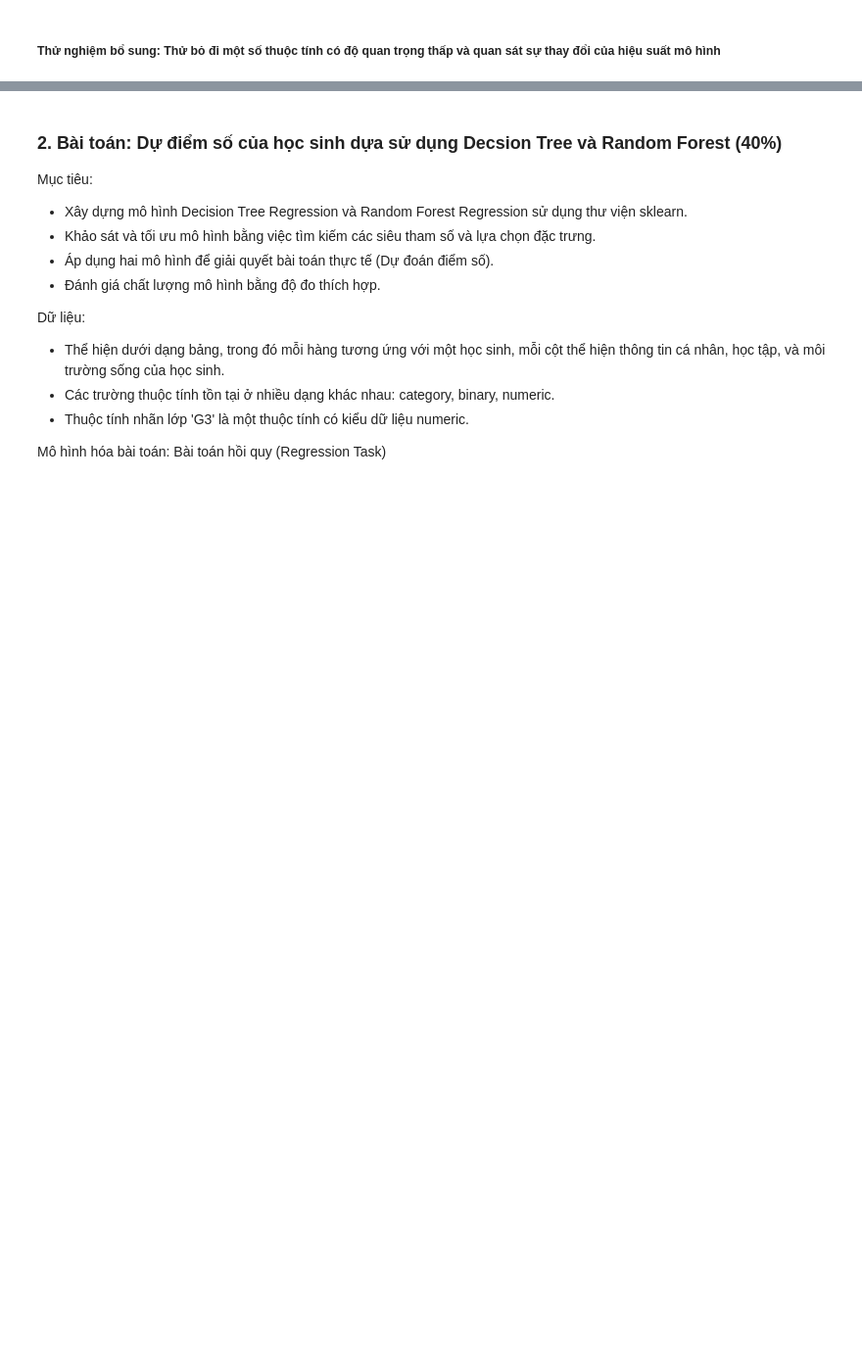
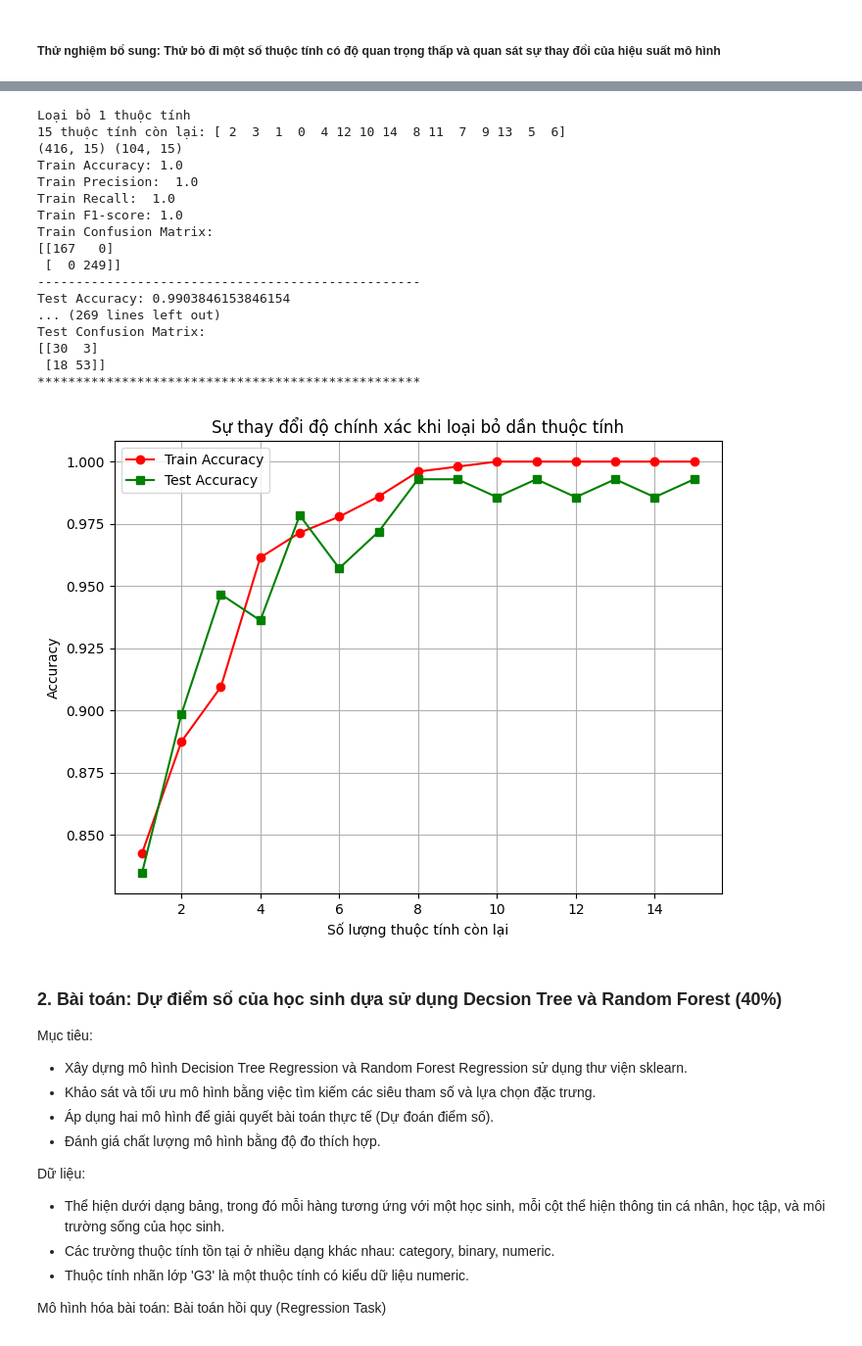
Before and after one commit to learning-by-mk/kpdl, a Jupyter notebook: src/DT_RF_Lab.ipynb, the cells around one changed output, grey strips where cells are left out. Shown: that part at 98% size. Cells and saved outputs as stored; diff of their text form; code cells hidden in the pictures; blank space fills up the shorter version.

```diff
--- a/src/DT_RF_Lab.ipynb
+++ b/src/DT_RF_Lab.ipynb
@@ -574,3 +579,61 @@ Test Confusion Matrix:
+# %%
+# Yêu cầu 16:
+####
+# Code
+# Vẽ biểu đồ biểu thị sự thay đổi của f1-score khi loại bỏ dần các thuộc tính trên cả tập train và test
+# Nhận xét kết quả
+####
+
+train_scores, test_scores, num_features = [], [], []
+
+for i in range(1, len(indices)):
+    print(f'Loại bỏ {i} thuộc tính')
+
+    selected_indices = indices[:-i]
+    print(f'{len(selected_indices)} thuộc tính còn lại: {selected_indices}')
+
+    X_train_reduced = X_train[:, selected_indices]
+    X_test_reduced = X_test[:, selected_indices]
+    print(X_train_reduced.shape, X_test_reduced.shape)
+
+    best_forest.fit(X_train_reduced, y_train)
+
+    train_acc, test_acc = evaluate(X_train_reduced, y_train, X_test_reduced, y_test, best_forest)
+
+    train_scores.append(train_acc)
+    test_scores.append(test_acc)
+    num_features.append(len(selected_indices))
+
+    print('*' * 50)
+
+plt.figure(figsize=(8, 6))
+plt.plot(num_features, train_scores, label="Train Accuracy", marker='o', color="r")
+plt.plot(num_features, test_scores, label="Test Accuracy", marker='s', color="g")
+plt.xlabel('Số lượng thuộc tính còn lại')
+plt.ylabel('Accuracy')
+plt.title('Sự thay đổi độ chính xác khi loại bỏ dần thuộc tính')
+plt.legend()
+plt.grid(True)
+plt.show()
+# %% [output]
+Loại bỏ 1 thuộc tính
+15 thuộc tính còn lại: [ 2  3  1  0  4 12 10 14  8 11  7  9 13  5  6]
+(416, 15) (104, 15)
+Train Accuracy: 1.0
+Train Precision:  1.0
+Train Recall:  1.0
+Train F1-score: 1.0
+Train Confusion Matrix:
+[[167   0]
+ [  0 249]]
+--------------------------------------------------
+Test Accuracy: 0.9903846153846154
+... (269 lines left out)
+Test Confusion Matrix:
+[[30  3]
+ [18 53]]
+**************************************************
+[figure, added]
 # %% [markdown]
 ### 2. Bài toán: Dự điểm số của học sinh dựa sử dụng Decsion Tree và Random Forest (40%)
 Mục tiêu:
```
Also changed, not shown: parts of 2 cells of this notebook.
